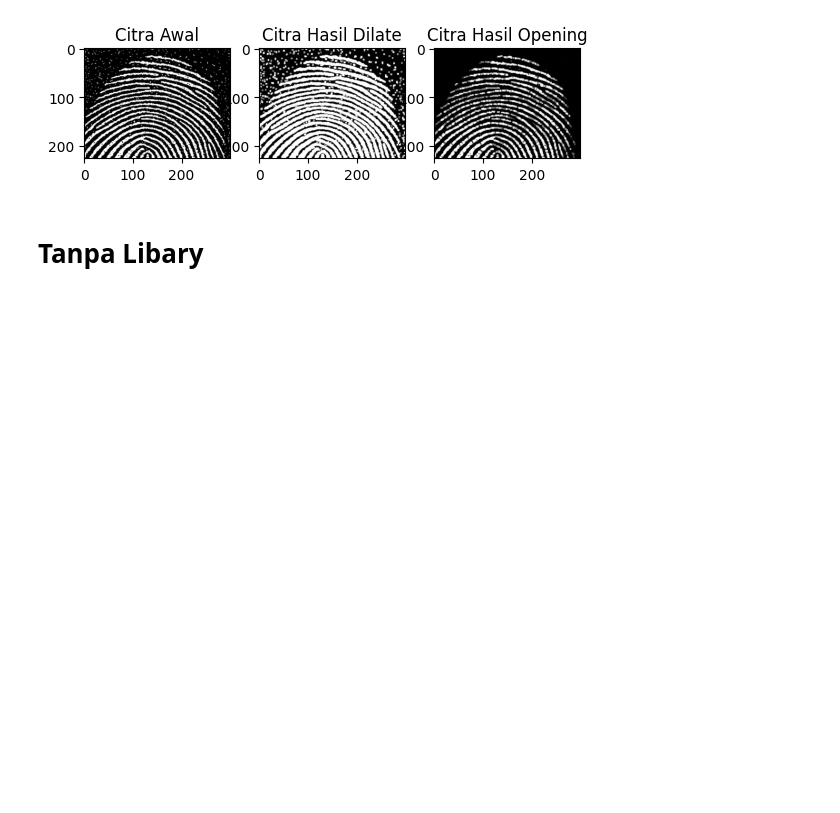
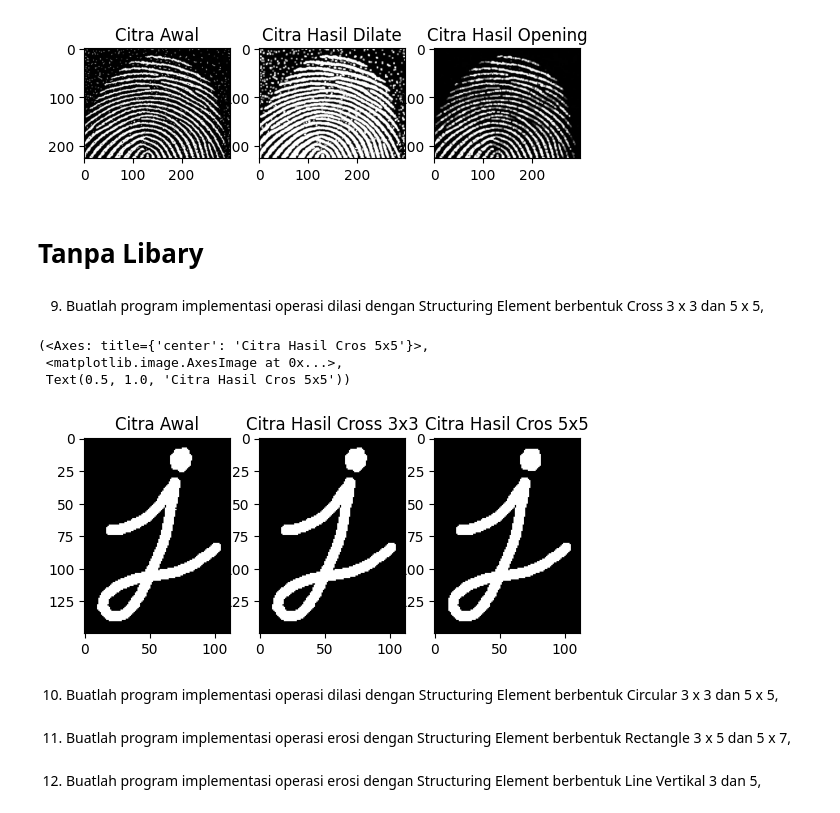
Before and after one commit to kausar-vento/PCVK_Genap_2023, a Jupyter notebook: Minggu 9/Week9.ipynb, the cells around one changed output. Saved outputs shown, nothing was run; the diff lists cells and outputs as text; code cells hidden in the pictures; blank space fills up the shorter version.

```diff
--- a/Minggu 9/Week9.ipynb
+++ b/Minggu 9/Week9.ipynb
@@ -157,3 +157,32 @@ plt.subplot(133),plt.imshow(opening),plt.title('Citra Hasil Opening')
 [figure]
 # %% [markdown]
 # Tanpa Libary
+# %% [markdown]
+9. Buatlah program implementasi operasi dilasi dengan Structuring Element berbentuk
+Cross 3 x 3 dan 5 x 5,
+# %%
+img_tugas_9 = cv2.imread('/content/drive/MyDrive/PCVK/Images/j.png')
+
+kernel_opening_1 = np.ones((3,3), np.uint8)
+opening_3x3 = cv2.morphologyEx(img_tugas_9, cv2.MORPH_OPEN, kernel_opening_1)
+
+kernel_opening_2 = np.ones((5,5), np.uint8)
+opening_5x5 = cv2.morphologyEx(img_tugas_9, cv2.MORPH_OPEN, kernel_opening_2)
+
+plt.subplot(131),plt.imshow(img_tugas_9),plt.title('Citra Awal')
+plt.subplot(132),plt.imshow(opening_3x3),plt.title('Citra Hasil Cross 3x3')
+plt.subplot(133),plt.imshow(opening_5x5),plt.title('Citra Hasil Cros 5x5')
+# %% [output]
+(<Axes: title={'center': 'Citra Hasil Cros 5x5'}>,
+ <matplotlib.image.AxesImage at 0x...>,
+ Text(0.5, 1.0, 'Citra Hasil Cros 5x5'))
+[figure, added]
+# %% [markdown]
+10. Buatlah program implementasi operasi dilasi dengan Structuring Element berbentuk
+Circular 3 x 3 dan 5 x 5,
+# %% [markdown]
+11. Buatlah program implementasi operasi erosi dengan Structuring Element berbentuk
+Rectangle 3 x 5 dan 5 x 7,
+# %% [markdown]
+12. Buatlah program implementasi operasi erosi dengan Structuring Element berbentuk
+Line Vertikal 3 dan 5,
```
Also changed, not shown: parts of 1 cell of this notebook.
